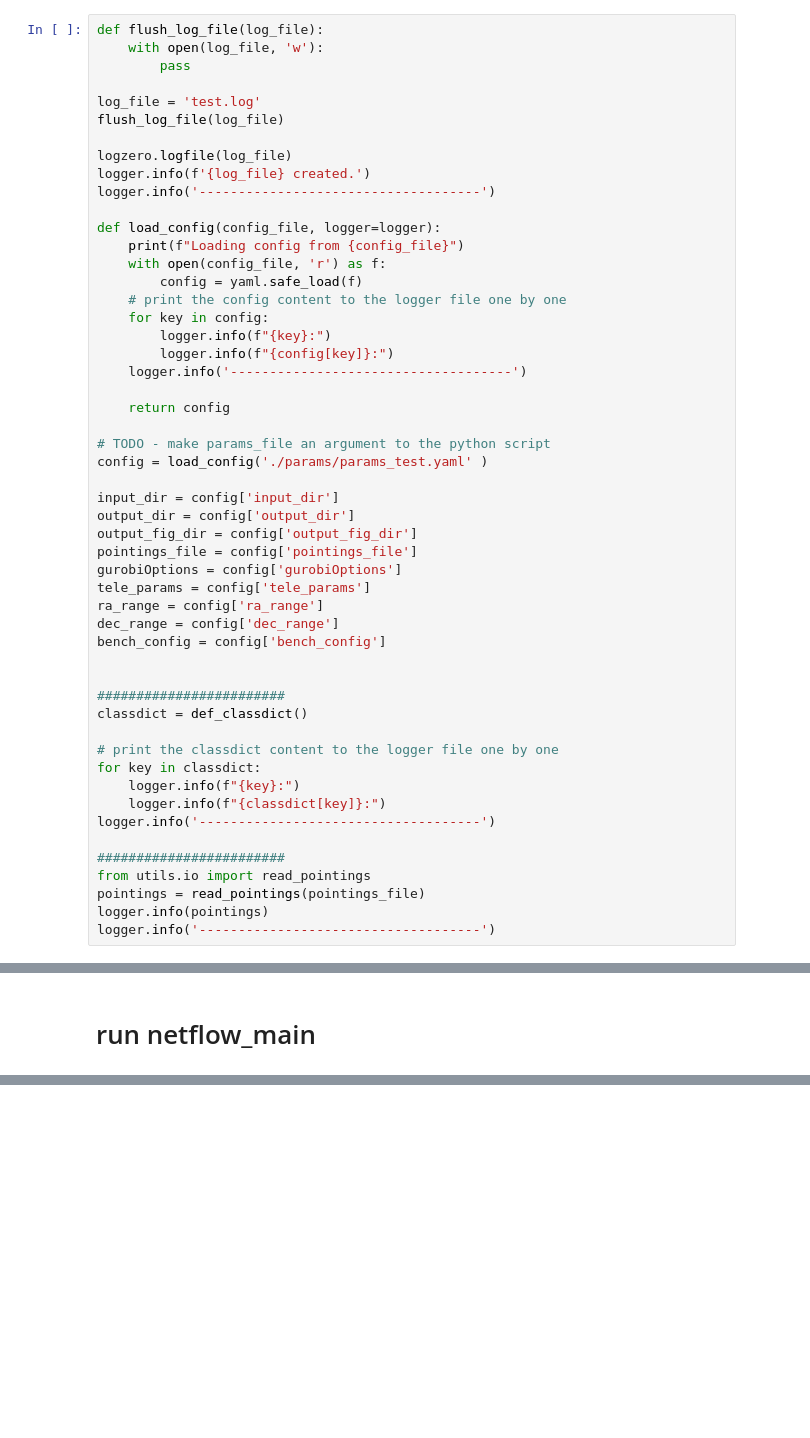
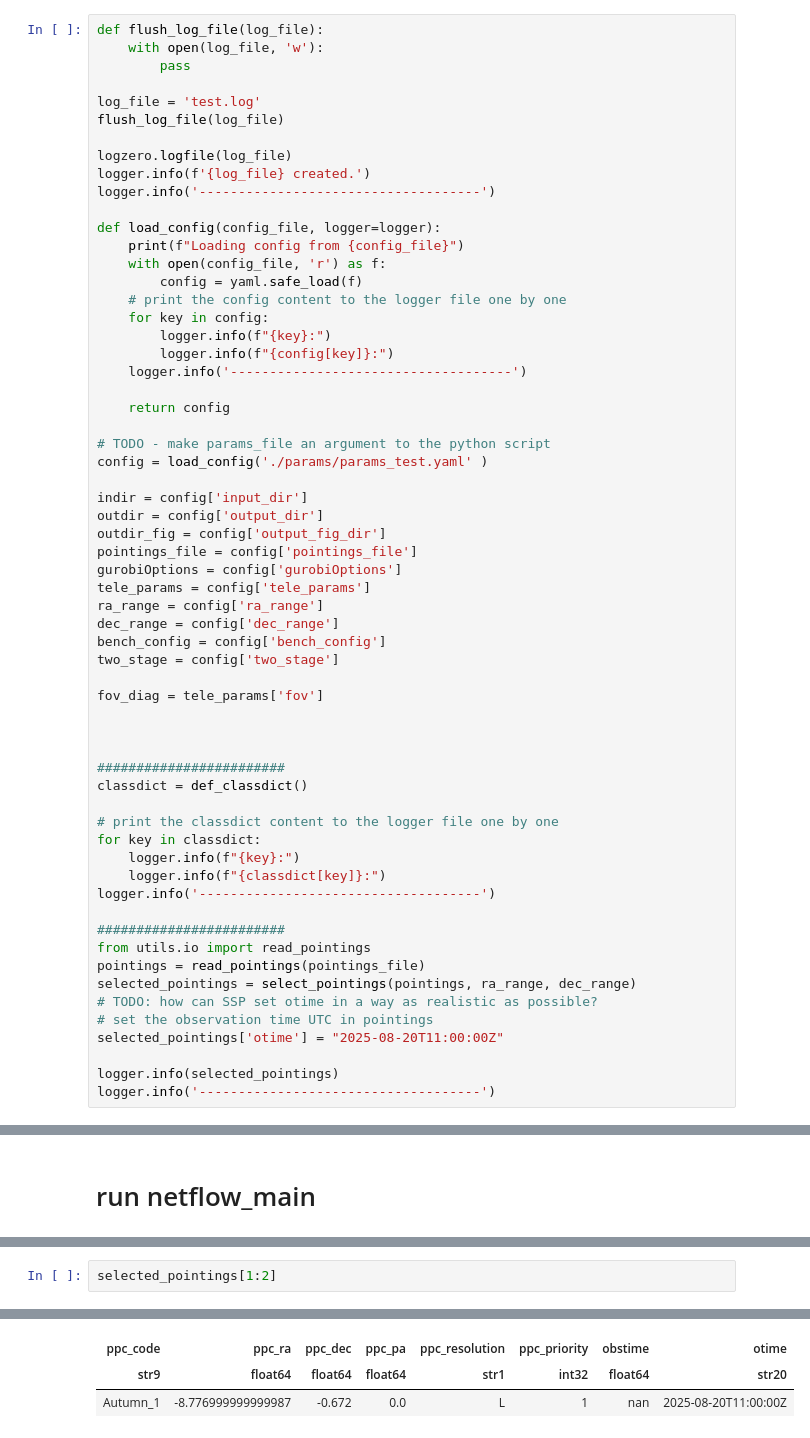
Before and after one commit to jingssrs/pfs_co_fa, a Jupyter notebook: src/netflow_run.ipynb, the cells around one changed output, grey strips where cells are left out. Saved outputs shown, nothing was run; the diff lists cells and outputs as text; blank space fills up the shorter version.

```diff
--- a/src/netflow_run.ipynb
+++ b/src/netflow_run.ipynb
@@ -34,15 +34,19 @@ def load_config(config_file, logger=logger):
 # TODO - make params_file an argument to the python script
 config = load_config('./params/params_test.yaml' )
 
-input_dir = config['input_dir']
-output_dir = config['output_dir']
-output_fig_dir = config['output_fig_dir']
+indir = config['input_dir']
+outdir = config['output_dir']
+outdir_fig = config['output_fig_dir']
 pointings_file = config['pointings_file']
 gurobiOptions = config['gurobiOptions']
 tele_params = config['tele_params']
 ra_range = config['ra_range']
 dec_range = config['dec_range']
 bench_config = config['bench_config']
+two_stage = config['two_stage']
+
+fov_diag = tele_params['fov']
+
 
 
 ########################
@@ -57,6 +61,11 @@ logger.info('------------------------------------')
 ########################
 from utils.io import read_pointings
 pointings = read_pointings(pointings_file)
-logger.info(pointings)
+selected_pointings = select_pointings(pointings, ra_range, dec_range)
+# TODO: how can SSP set otime in a way as realistic as possible?
+# set the observation time UTC in pointings
+selected_pointings['otime'] = "2025-08-20T11:00:00Z"
+
+logger.info(selected_pointings)
 logger.info('------------------------------------')
 # %% [output]
@@ -258,0 +422,3 @@ print("Time passed - read pointings and plot for a small region: %.2f secs" % (t
+# %%
+selected_pointings[1:2]
+# %% [output]
@@ -258,0 +426,3 @@ print("Time passed - read pointings and plot for a small region: %.2f secs" % (t
+| ppc_code | ppc_ra | ppc_dec | ppc_pa | ppc_resolution | ppc_priority | obstime | otime |
+| str9 | float64 | float64 | float64 | str1 | int32 | float64 | str20 |
+| Autumn_1 | -8.776999999999987 | -0.672 | 0.0 | L | 1 | nan | 2025-08-20T11:00:00Z |
```
Also changed, not shown: parts of 12 cells of this notebook, 27 other files.
